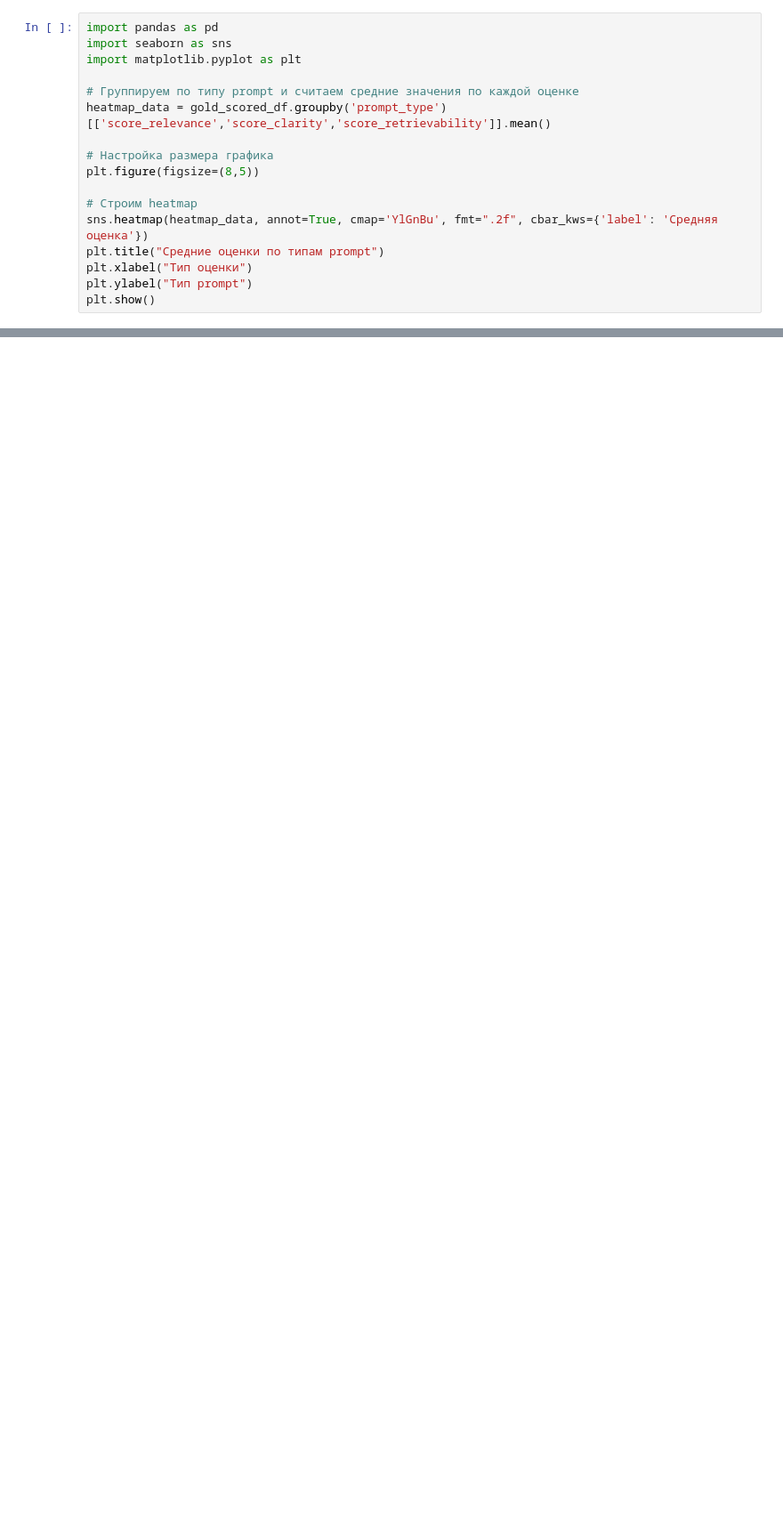
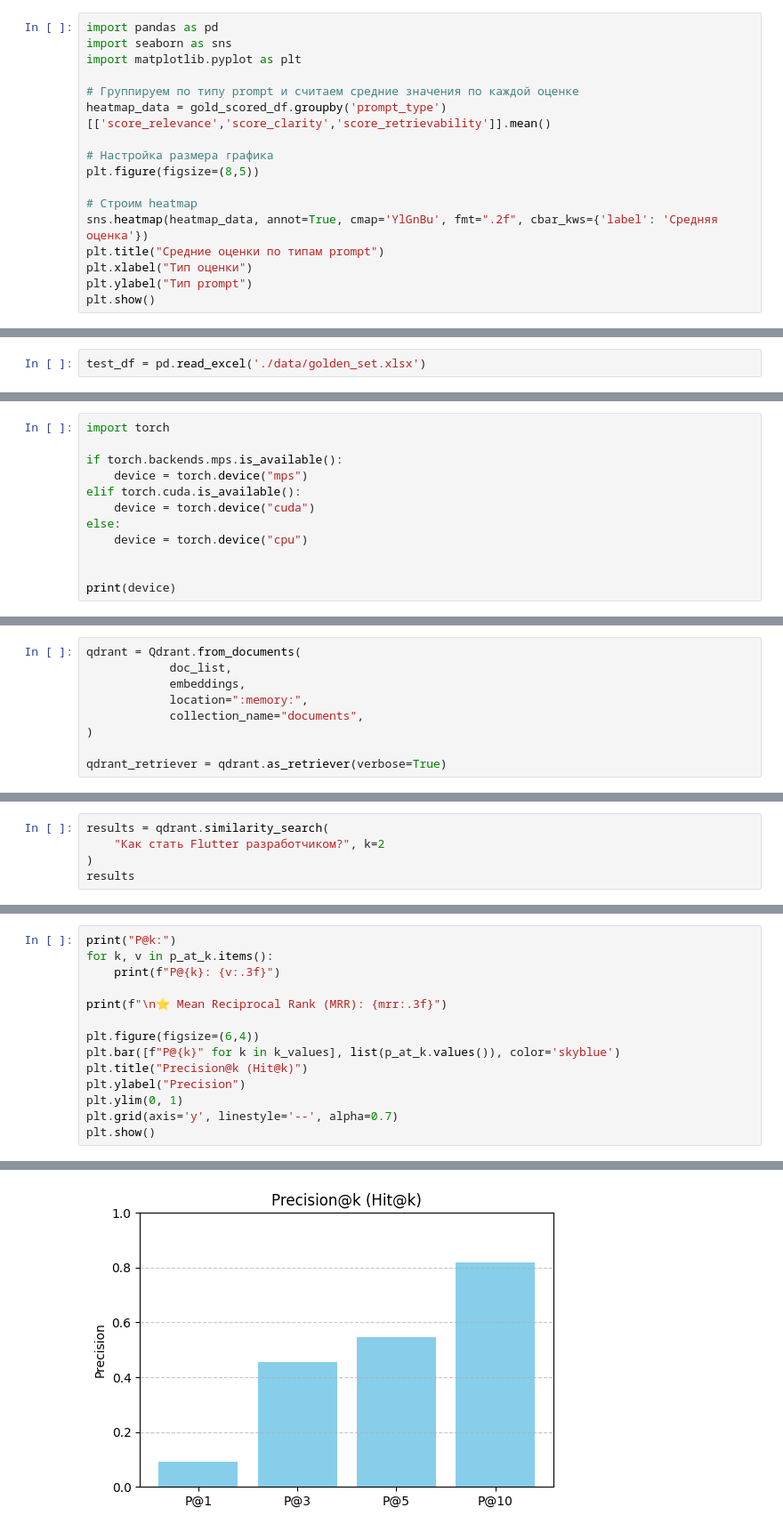
Before and after one commit to pese-git/llm-engineer, a Jupyter notebook: module04/theme02/task/notebook.ipynb, the cells around one changed output, grey strips where cells are left out. Shown: that part at 89% size. Saved outputs shown, nothing was run; the diff lists cells and outputs as text; blank space fills up the shorter version.

```diff
--- a/module04/theme02/task/notebook.ipynb
+++ b/module04/theme02/task/notebook.ipynb
@@ -718,0 +711,2 @@ plt.show()
+# %%
+test_df = pd.read_excel('./data/golden_set.xlsx')
@@ -718,0 +844,12 @@ plt.show()
+# %%
+import torch
+
+if torch.backends.mps.is_available():
+    device = torch.device("mps")
+elif torch.cuda.is_available():
+    device = torch.device("cuda")
+else:
+    device = torch.device("cpu")
+
+
+print(device)
@@ -718,0 +884,9 @@ plt.show()
+# %%
+qdrant = Qdrant.from_documents(
+            doc_list,
+            embeddings,
+            location=":memory:",
+            collection_name="documents",
+)
+
+qdrant_retriever = qdrant.as_retriever(verbose=True)
@@ -718,0 +900,5 @@ plt.show()
+# %%
+results = qdrant.similarity_search(
+    "Как стать Flutter разработчиком?", k=2
+)
+results
@@ -718,0 +1052,15 @@ plt.show()
+# %%
+print("P@k:")
+for k, v in p_at_k.items():
+    print(f"P@{k}: {v:.3f}")
+
+print(f"\n⭐ Mean Reciprocal Rank (MRR): {mrr:.3f}")
+
+plt.figure(figsize=(6,4))
+plt.bar([f"P@{k}" for k in k_values], list(p_at_k.values()), color='skyblue')
+plt.title("Precision@k (Hit@k)")
+plt.ylabel("Precision")
+plt.ylim(0, 1)
+plt.grid(axis='y', linestyle='--', alpha=0.7)
+plt.show()
+# %% [output]
@@ -718,0 +1074 @@ plt.show()
+[figure, added]
```
Also changed, not shown: parts of 103 cells of this notebook.
